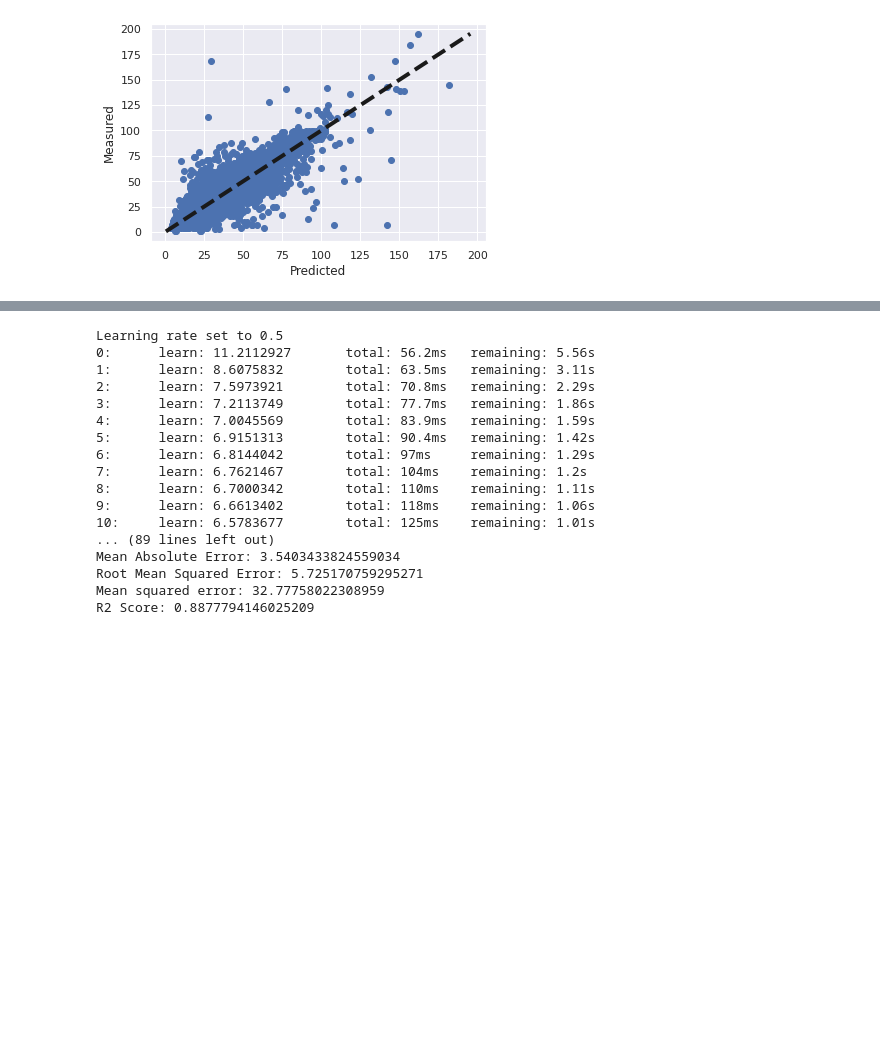
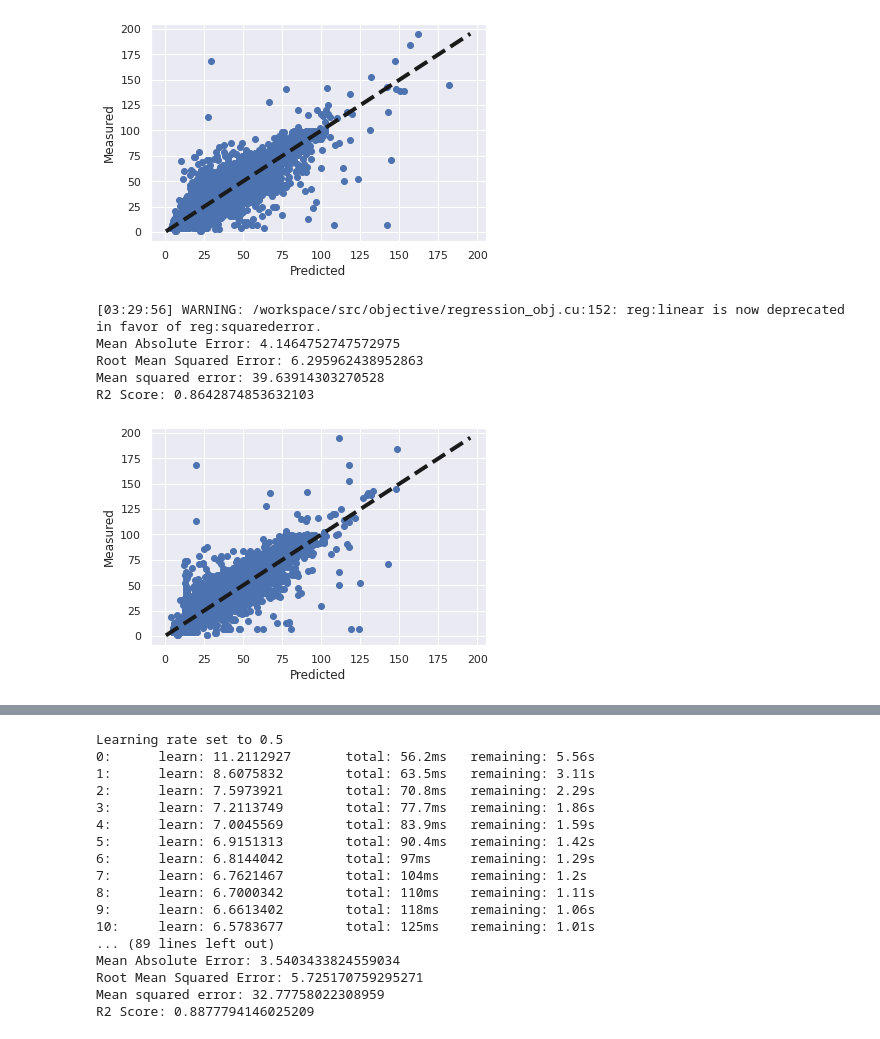
Before and after one commit to errhythm/NYCTaxiFarePred-Extended, a Jupyter notebook: taxi_nyc_data_analysis.ipynb, the cells around one changed output, grey strips where cells are left out. Cells and saved outputs as stored; diff of their text form; code cells hidden in the pictures; blank space fills up the shorter version.

```diff
--- a/taxi_nyc_data_analysis.ipynb
+++ b/taxi_nyc_data_analysis.ipynb
@@ -244,3 +244,27 @@ Root Mean Squared Error: 6.327348573688748
 Mean squared error: 40.035339972961026
 R2 Score: 0.8629310260924046
 [figure]
+# %%
+from xgboost import XGBRegressor
+
+xgb = XGBRegressor(n_estimators= 100, random_state= 42)
+xgb.fit(X_train, y_train)
+
+y_pred = xgb.predict(X_test)
+
+print("Mean Absolute Error:", mean_absolute_error(y_test, y_pred))
+print("Root Mean Squared Error:", np.sqrt(mean_squared_error(y_test,y_pred)))
+print('Mean squared error:', mean_squared_error(y_test, y_pred))
+print('R2 Score:', r2_score(y_test, y_pred))
+plt.plot(y_pred, y_test, 'o')
+plt.plot([y_test.min(), y_test.max()], [y_test.min(), y_test.max()], 'k--', lw= 4)
+plt.xlabel('Predicted')
+plt.ylabel('Measured')
+plt.show()
+# %% [output]
+[03:29:56] WARNING: /workspace/src/objective/regression_obj.cu:152: reg:linear is now deprecated in favor of reg:squarederror.
+Mean Absolute Error: 4.1464752747572975
+Root Mean Squared Error: 6.295962438952863
+Mean squared error: 39.63914303270528
+R2 Score: 0.8642874853632103
+[figure, added]
```
Also changed, not shown: parts of 1 cell of this notebook.
